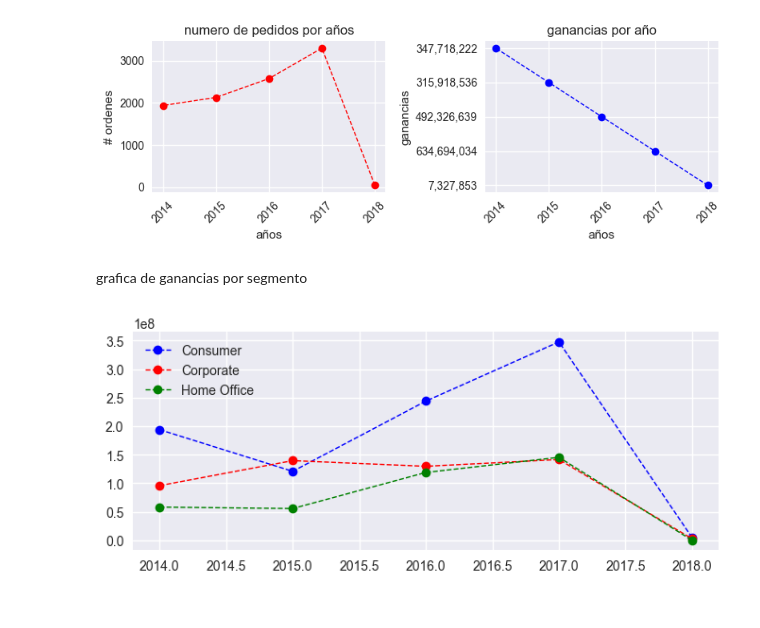
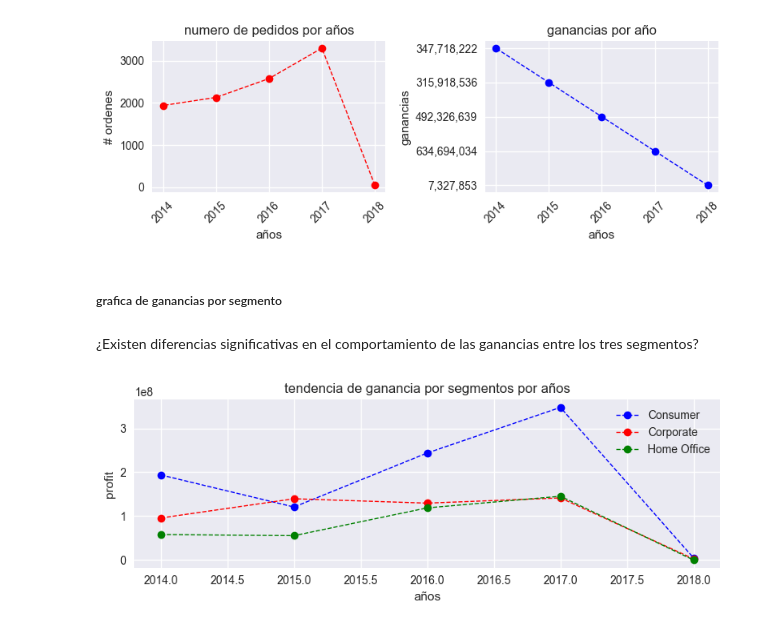
Before and after one commit to repos-especializacion-UdeA/tarea-fundamentos, a Jupyter notebook: entrega_udea_.ipynb, the cells around one changed output. Cells and saved outputs as stored; diff of their text form; code cells hidden in the pictures.

```diff
--- a/entrega_udea_.ipynb
+++ b/entrega_udea_.ipynb
@@ -262,16 +281,22 @@ plt.show()
 # %% [output]
 [figure]
 # %% [markdown]
-grafica  de ganancias por segmento
+##### grafica  de ganancias por segmento
+# %% [markdown]
+¿Existen diferencias significativas en el comportamiento de las ganancias entre los tres segmentos?
 # %%
 fig , ax =plt.subplots(figsize=(8, 3))
 
 ax.plot(tabla_pivote.index,tabla_pivote['Consumer'],color='b',marker='o',linestyle='--',linewidth=1,label='Consumer')
 ax.plot(tabla_pivote.index,tabla_pivote['Corporate'],color='r',marker='o',linestyle='--',linewidth=1,label='Corporate')
 ax.plot(tabla_pivote.index,tabla_pivote['Home Office'],color='g',marker='o',linestyle='--',linewidth=1,label='Home Office')
+ax.set_title('tendencia de ganancia por segmentos por años')
+ax.set_ylabel('profit')
+ax.set_xlabel('años')
 
 ax.legend()
 
+plt.tight_layout()
 plt.show()
 # %% [output]
-[figure, old version]
+[figure, new version]
```
Also changed, not shown: parts of 7 cells of this notebook.
